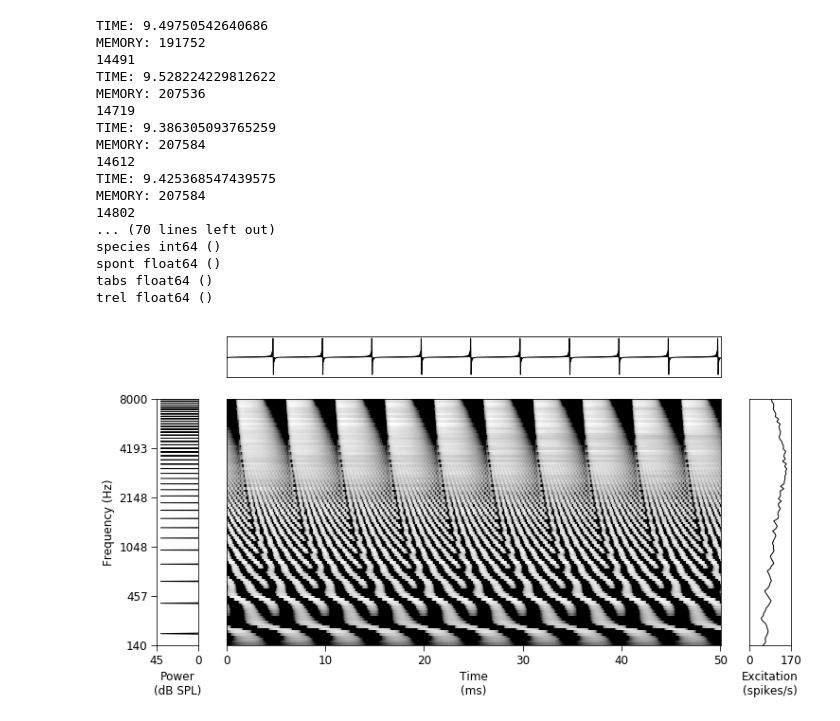
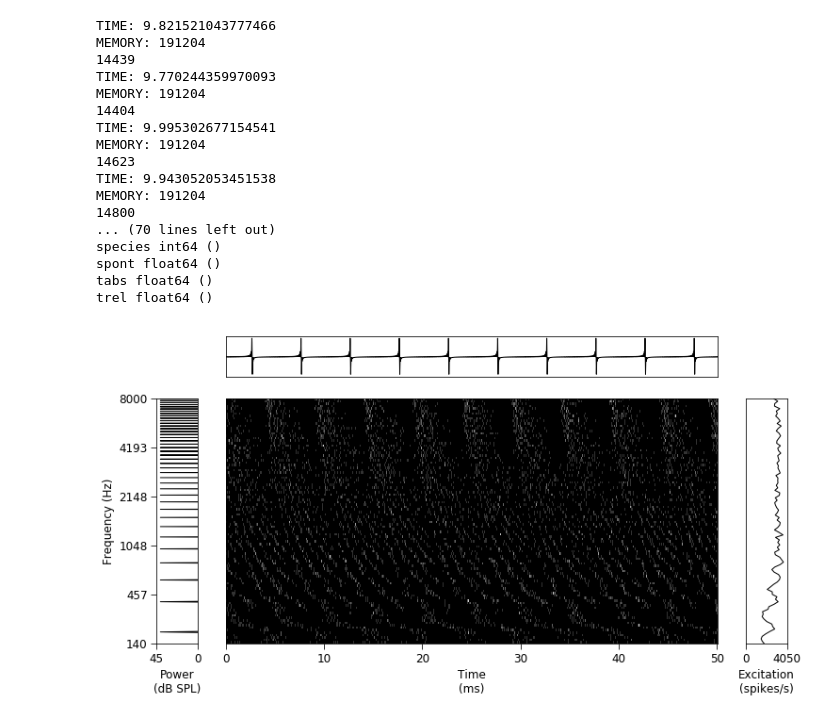
Before and after one commit to msaddler/bez2018model, a Jupyter notebook: notebook_debug_bez2018model.ipynb, the cells around one changed output. Drawn from its saved outputs; the diff is of its cells as text; code cells hidden in the pictures.

Commit message:
added synapseMode argument to run synapse model separately for each spike train

```diff
--- a/notebook_debug_bez2018model.ipynb
+++ b/notebook_debug_bez2018model.ipynb
@@ -78,6 +78,7 @@ kwargs_nervegram = {
     'num_cf': 100,
     'min_cf': 125.0,
     'max_cf': 8e3,
+    'synapseMode': 0,
     'max_spikes_per_train': 500,
     'num_spike_trains': 20,
     'cohc': 1.0,
@@ -119,18 +120,18 @@ for k in sorted(out_dict.keys()):
 # ax.plot(OLD_MEANRATES.reshape([-1]), NEW_MEANRATES.reshape([-1]), 'k.')
 # plt.show()
 # %% [output]
-TIME: 9.49750542640686
-MEMORY: 191752
-14491
-TIME: 9.528224229812622
-MEMORY: 207536
-14719
-TIME: 9.386305093765259
-MEMORY: 207584
-14612
-TIME: 9.425368547439575
-MEMORY: 207584
-14802
+TIME: 9.821521043777466
+MEMORY: 191204
+14439
+TIME: 9.770244359970093
+MEMORY: 191204
+14404
+TIME: 9.995302677154541
+MEMORY: 191204
+14623
+TIME: 9.943052053451538
+MEMORY: 191204
+14800
 ... (70 lines left out)
 species int64 ()
 spont float64 ()
@@ -191,37 +192,37 @@ gridspec_kw = {
 
 waveform = out_dict['pin']
 sr_waveform = out_dict['pin_fs']
-# nervegram = out_dict['nervegram_spike_tensor'].sum(axis=0)
-nervegram = out_dict['nervegram_meanrates']
+nervegram = out_dict['nervegram_spike_tensor'].sum(axis=0)
+# nervegram = out_dict['nervegram_meanrates']
 sr_nervegram = out_dict['nervegram_fs']
 
 # waveform = out_dict_old['pin']
 # sr_waveform = out_dict_old['pin_fs']
 # nervegram = np.squeeze(out_dict_old['meanrates'])
 # sr_nervegram = out_dict_old['meanrates_fs']
 
 if True:
 # for nervegram in [nervegram_mean]:
 # for nervegram in [Y]:
     fig, ax_arr = plt.subplots(nrows=nrows, ncols=ncols, figsize=figsize, gridspec_kw=gridspec_kw)
     util_figures.make_stimulus_summary_plot(ax_arr,
                                             ax_idx_waveform=1,
                                             ax_idx_spectrum=3,
                                             ax_idx_nervegram=4,
                                             ax_idx_excitation=5,
 #                                             tmin=0.3,
 #                                             tmax=0.4,
                                             waveform=waveform,
                                             nervegram=nervegram,
                                             sr_waveform=sr_waveform,
                                             sr_nervegram=sr_nervegram,
                                             cfs=out_dict['cf_list'])
     plt.tight_layout()
     plt.show()
 
 #     fig.savefig('tmp.pdf', bbox_inches='tight', pad_inches=0, transparent=False)
 # %% [output]
-[figure, old version]
+[figure, new version]
 # %%
 figsize=(12, 6)
 nrows=2
```
Also changed, not shown: parts of 1 cell of this notebook, 3 other files.
